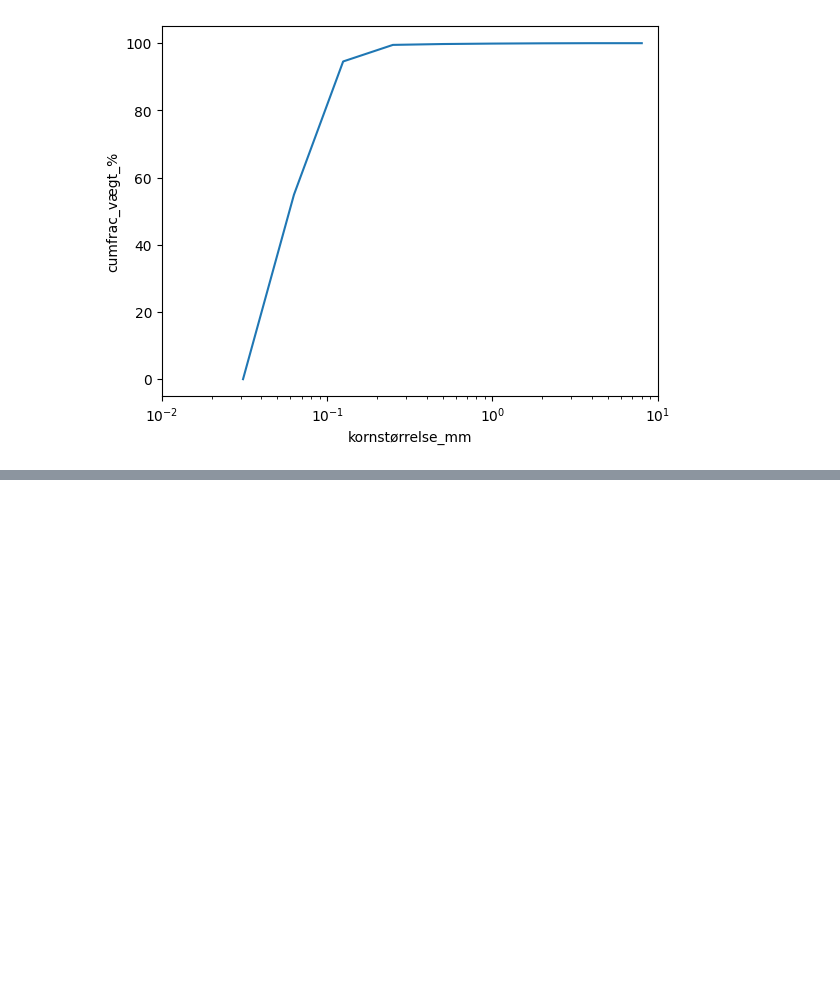
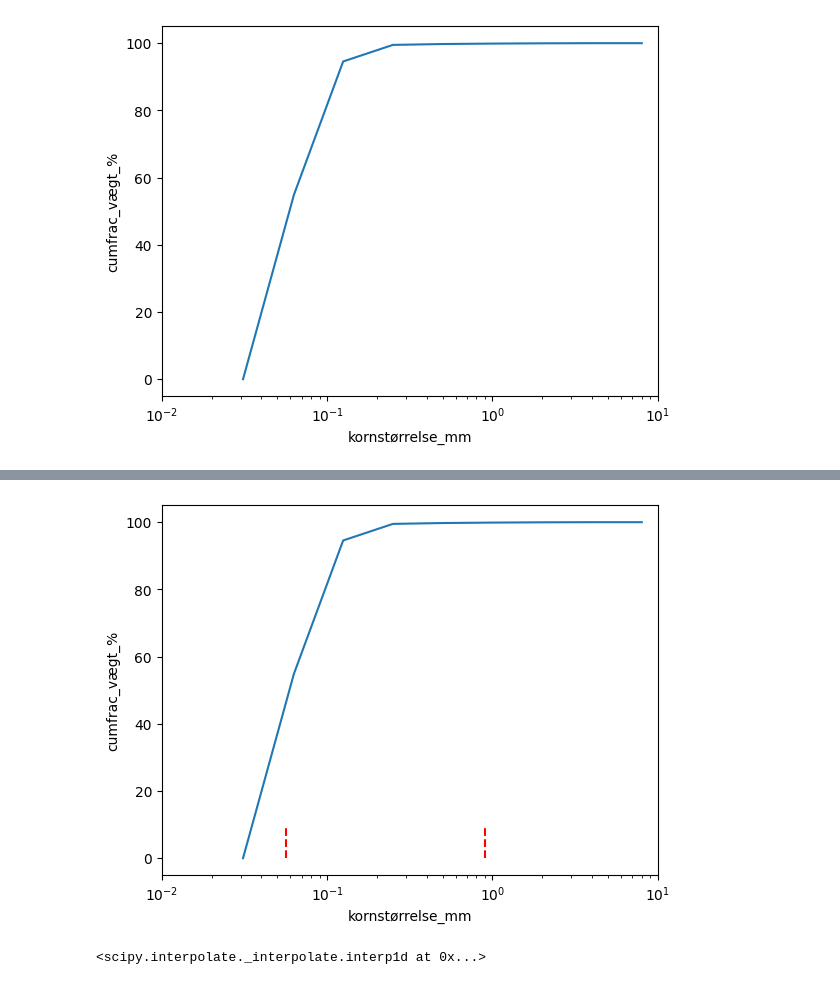
Before and after one commit to soldfield/codespaces-jupyter, a Jupyter notebook: notebooks/population.ipynb, the cells around one changed output, grey strips where cells are left out. Drawn from its saved outputs; the diff is of its cells as text; code cells hidden in the pictures; blank space fills up the shorter version.

```diff
--- a/notebooks/population.ipynb
+++ b/notebooks/population.ipynb
@@ -66,0 +90,18 @@ plt.show()
+# %%
+x = df['kornstørrelse_mm']
+y = df['cumfrac_vægt_%']
+
+plt.plot(x,y)
+plt.xlabel('kornstørrelse_mm')
+plt.ylabel('cumfrac_vægt_%')
+plt.xscale('log')
+
+plt.vlines(p10, 0, 10, colors='r', linestyles='dashed')
+plt.vlines(p60, 0, 10, colors='r', linestyles='dashed')
+
+plt.xlim(0.01, 10)
+
+
+plt.show()
+# %% [output]
+[figure, added]
@@ -66,0 +113,4 @@ plt.show()
+# %%
+interp1d(df['kornstørrelse_mm'], df['cumfrac_vægt_%'], kind='linear')
+# %% [output]
+<scipy.interpolate._interpolate.interp1d at 0x...>
```
Also changed, not shown: parts of 7 cells of this notebook, 5 other files.
